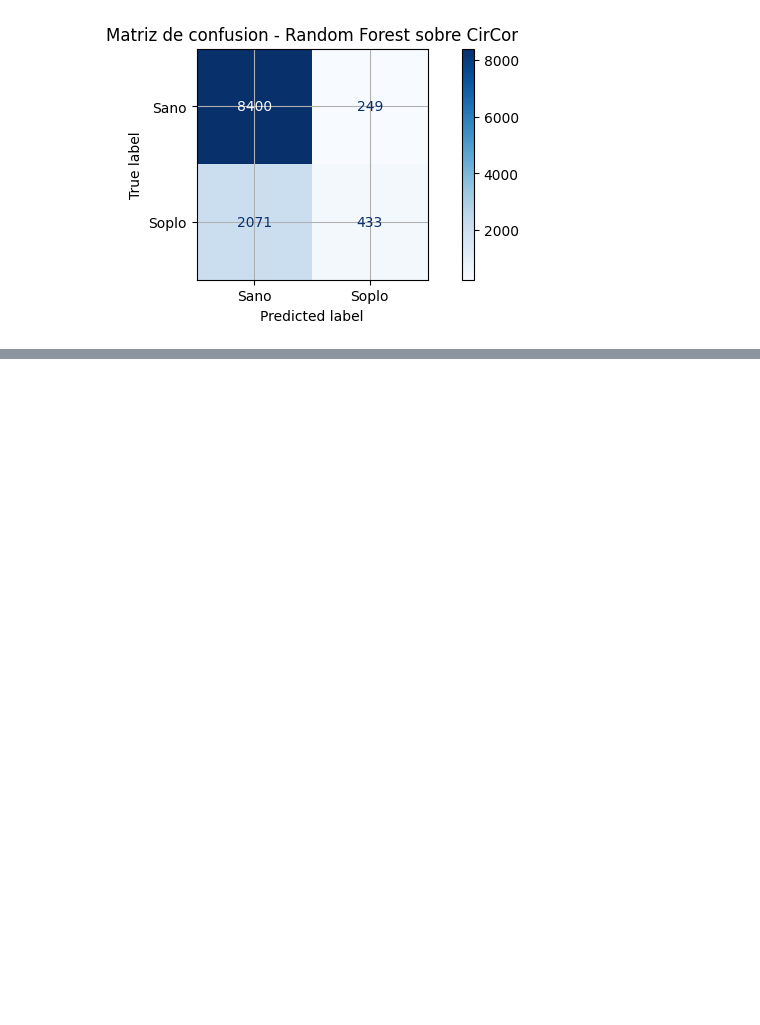
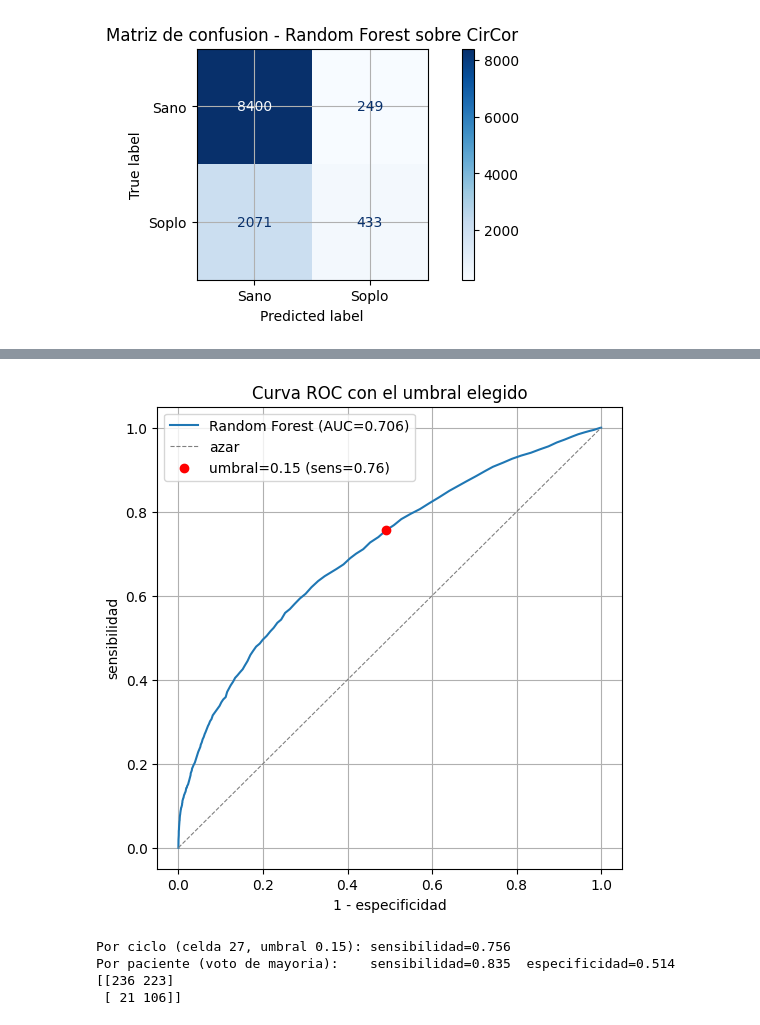
Before and after one commit to fortunatoramirez/clasificador-ac, a Jupyter notebook: notebooks/entorno.ipynb, the cells around one changed output, grey strips where cells are left out. Cells and saved outputs as stored; diff of their text form; code cells hidden in the pictures; blank space fills up the shorter version.

```diff
--- a/notebooks/entorno.ipynb
+++ b/notebooks/entorno.ipynb
@@ -665,0 +686,43 @@ ROC-AUC: 0.706
+# %%
+umbral_elegido = 0.15  # 50% de falsas alarmas
+
+fpr, tpr, umbrales_roc = roc_curve(y_circor, probabilidades_circor[:, 1], pos_label=2)
+
+plt.figure(figsize=(6, 6))
+plt.plot(fpr, tpr, label=f'Random Forest (AUC={auc_circor:.3f})')
+plt.plot([0, 1], [0, 1], '--', color='gray', linewidth=0.8, label='azar')
+
+idx_cercano = np.argmin(np.abs(umbrales_roc - umbral_elegido))
+plt.scatter(fpr[idx_cercano], tpr[idx_cercano], color='red', zorder=5,
+            label=f'umbral={umbral_elegido} (sens={tpr[idx_cercano]:.2f})')
+
+plt.xlabel('1 - especificidad')
+plt.ylabel('sensibilidad')
+plt.legend()
+plt.title('Curva ROC con el umbral elegido')
+plt.show()
+# %% [output]
+[figure, added]
+# %%
+df_circor['prob_soplo'] = probabilidades_circor[:, 1]
+df_circor['prediccion_ciclo'] = (df_circor['prob_soplo'] >= 0.15).astype(int) * 2
+
+def voto_mayoria(grupo):
+    return grupo.value_counts().idxmax()
+
+predicciones_paciente = df_circor.groupby('paciente_id')['prediccion_ciclo'].apply(voto_mayoria)
+etiquetas_paciente = df_circor.groupby('paciente_id')['Etiqueta'].first()
+
+matriz_paciente = confusion_matrix(etiquetas_paciente, predicciones_paciente)
+tn, fp, fn, vp = matriz_paciente.ravel()
+sens_paciente = vp / (vp + fn)
+esp_paciente = tn / (tn + fp)
+
+print("Por ciclo (celda 27, umbral 0.15): sensibilidad=0.756")
+print(f"Por paciente (voto de mayoria):    sensibilidad={sens_paciente:.3f}  especificidad={esp_paciente:.3f}")
+print(matriz_paciente)
+# %% [output]
+Por ciclo (celda 27, umbral 0.15): sensibilidad=0.756
+Por paciente (voto de mayoria):    sensibilidad=0.835  especificidad=0.514
+[[236 223]
+ [ 21 106]]
```
Also changed, not shown: parts of 3 cells of this notebook.
